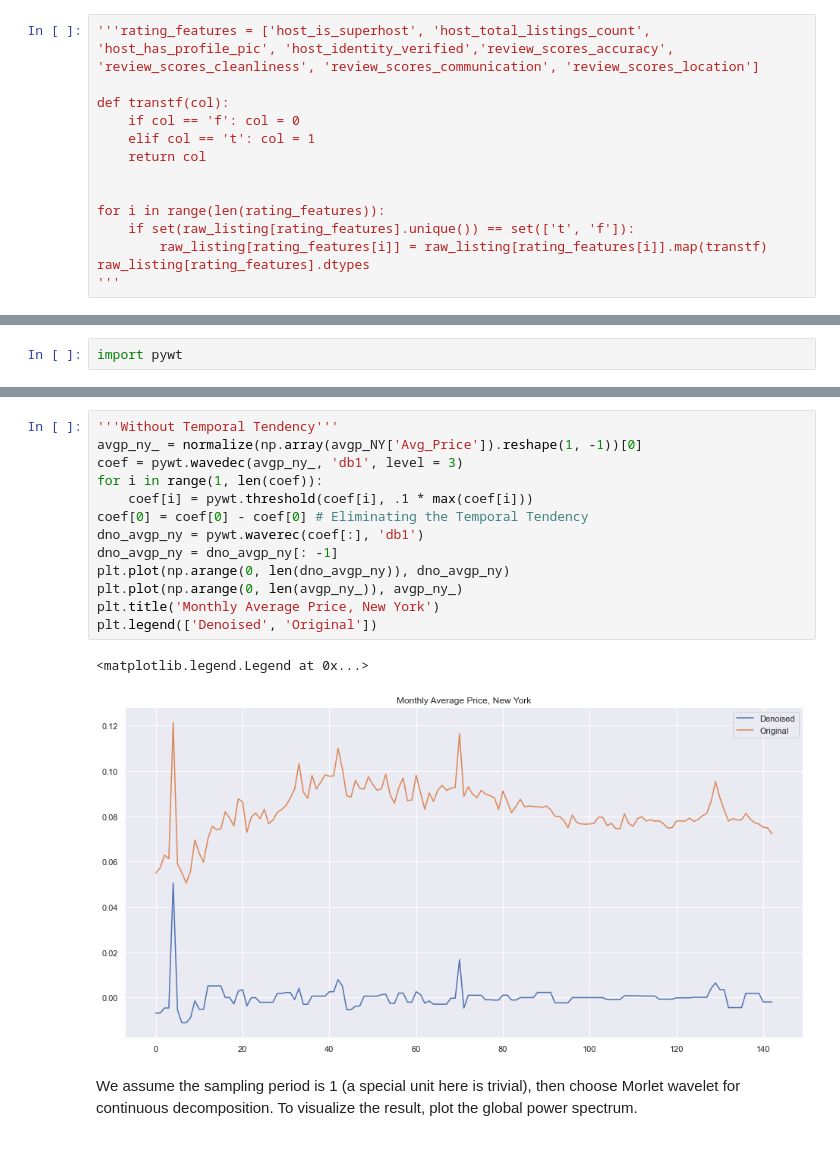
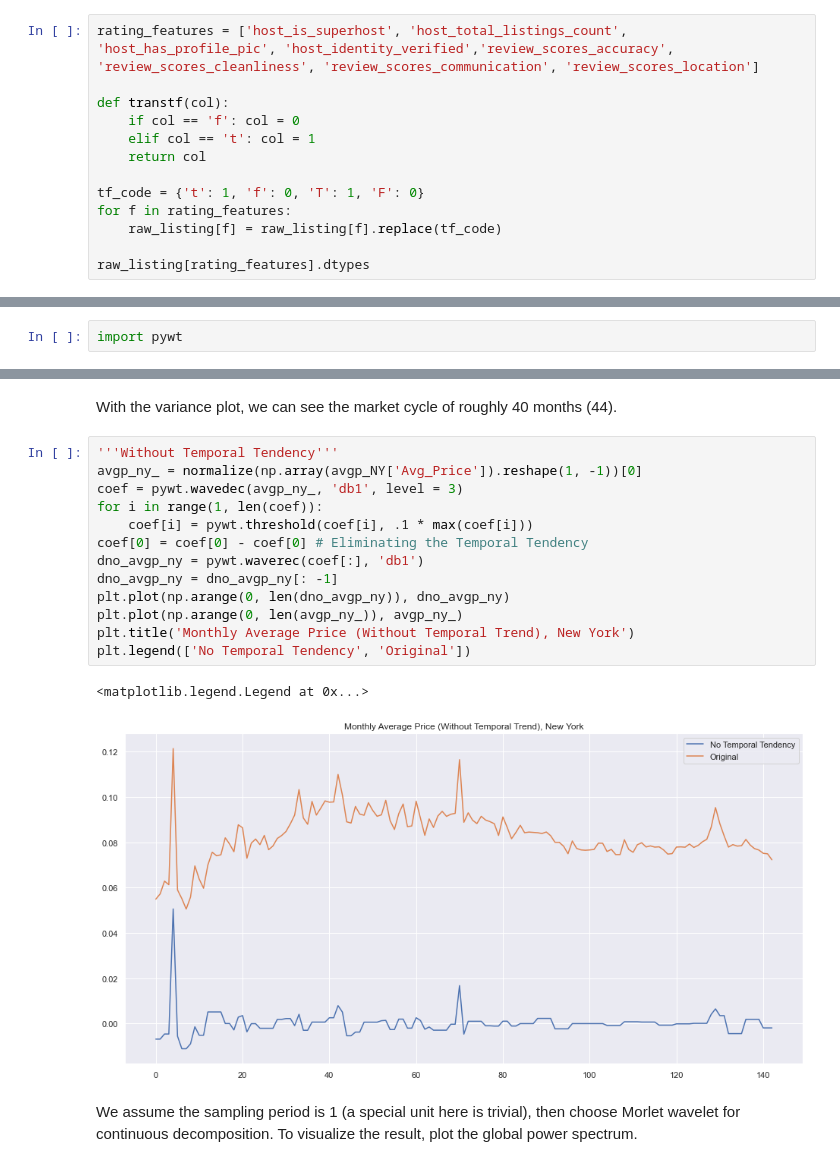
Before and after one commit to lyk-hlfcdboi/Data-Analysis, a Jupyter notebook: Airbnb Listings.ipynb, the cells around one changed output, grey strips where cells are left out. Cells and saved outputs as stored; diff of their text form.

```diff
--- a/Airbnb Listings.ipynb
+++ b/Airbnb Listings.ipynb
@@ -144,17 +144,16 @@ I choose 'price', 'host_acceptance_rate', 'host_is_superhost', 'host_total_listi
 
 We want to find those features correlated to overall rating the most.
 # %%
-'''rating_features = ['host_is_superhost', 'host_total_listings_count', 'host_has_profile_pic', 'host_identity_verified','review_scores_accuracy', 'review_scores_cleanliness', 'review_scores_communication', 'review_scores_location']
+rating_features = ['host_is_superhost', 'host_total_listings_count', 'host_has_profile_pic', 'host_identity_verified','review_scores_accuracy', 'review_scores_cleanliness', 'review_scores_communication', 'review_scores_location']
 
 def transtf(col):
     if col == 'f': col = 0
     elif col == 't': col = 1
     return col
 
+tf_code = {'t': 1, 'f': 0, 'T': 1, 'F': 0}
+for f in rating_features:
+    raw_listing[f] = raw_listing[f].replace(tf_code)
 
-for i in range(len(rating_features)):
-    if set(raw_listing[rating_features].unique()) == set(['t', 'f']):
-        raw_listing[rating_features[i]] = raw_listing[rating_features[i]].map(transtf)
 raw_listing[rating_features].dtypes
-'''
 # %% [output]
@@ -712,19 +742,21 @@ plt.subplots_adjust(hspace = 0.4)
+# %% [markdown]
+With the variance plot, we can see the market cycle of roughly 40 months (44).
 # %%
 '''Without Temporal Tendency'''
 avgp_ny_ = normalize(np.array(avgp_NY['Avg_Price']).reshape(1, -1))[0]
 coef = pywt.wavedec(avgp_ny_, 'db1', level = 3)
 for i in range(1, len(coef)):
     coef[i] = pywt.threshold(coef[i], .1 * max(coef[i]))
 coef[0] = coef[0] - coef[0] # Eliminating the Temporal Tendency
 dno_avgp_ny = pywt.waverec(coef[:], 'db1')
 dno_avgp_ny = dno_avgp_ny[: -1]
 plt.plot(np.arange(0, len(dno_avgp_ny)), dno_avgp_ny)
 plt.plot(np.arange(0, len(avgp_ny_)), avgp_ny_)
-plt.title('Monthly Average Price, New York')
-plt.legend(['Denoised', 'Original'])
+plt.title('Monthly Average Price (Without Temporal Trend), New York')
+plt.legend(['No Temporal Tendency', 'Original'])
 # %% [output]
 <matplotlib.legend.Legend at 0x...>
-[figure, old version]
+[figure, new version]
 # %% [markdown]
 We assume the sampling period is 1 (a special unit here is trivial), then choose Morlet wavelet for continuous decomposition. To visualize the result, plot the global power spectrum.
 # %%
```
Also changed, not shown: parts of 18 cells of this notebook, 1 other file.
